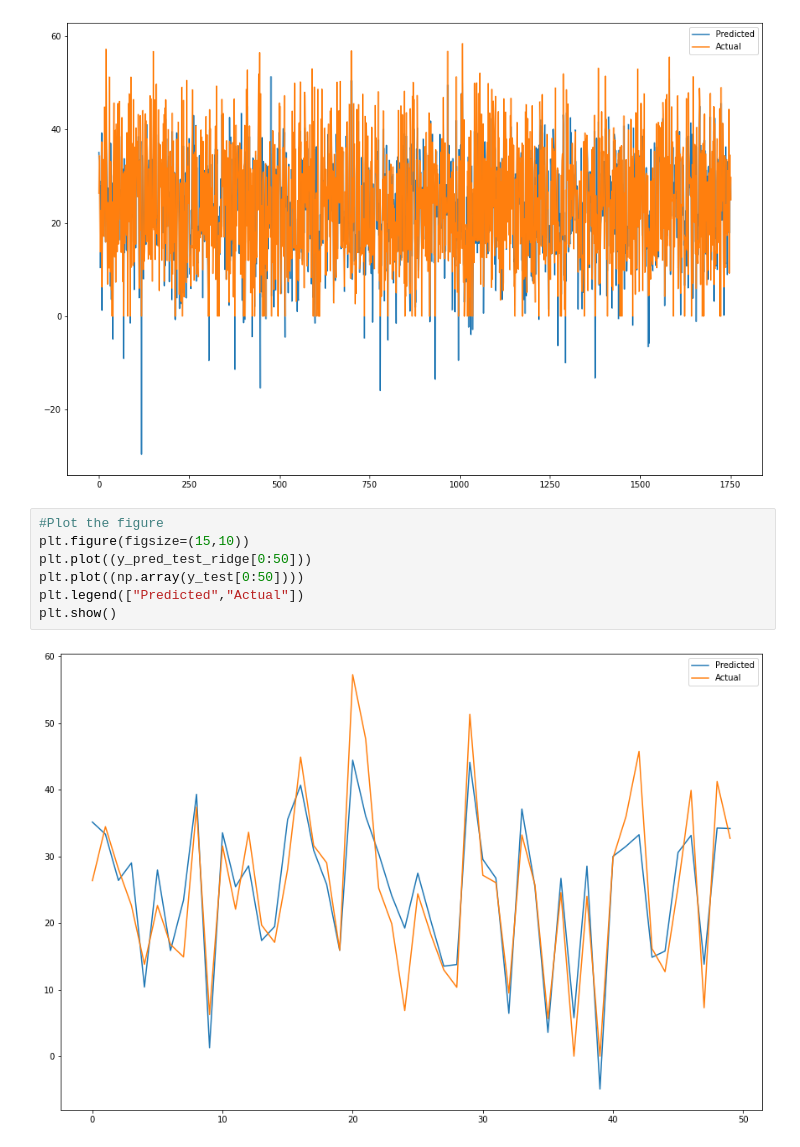
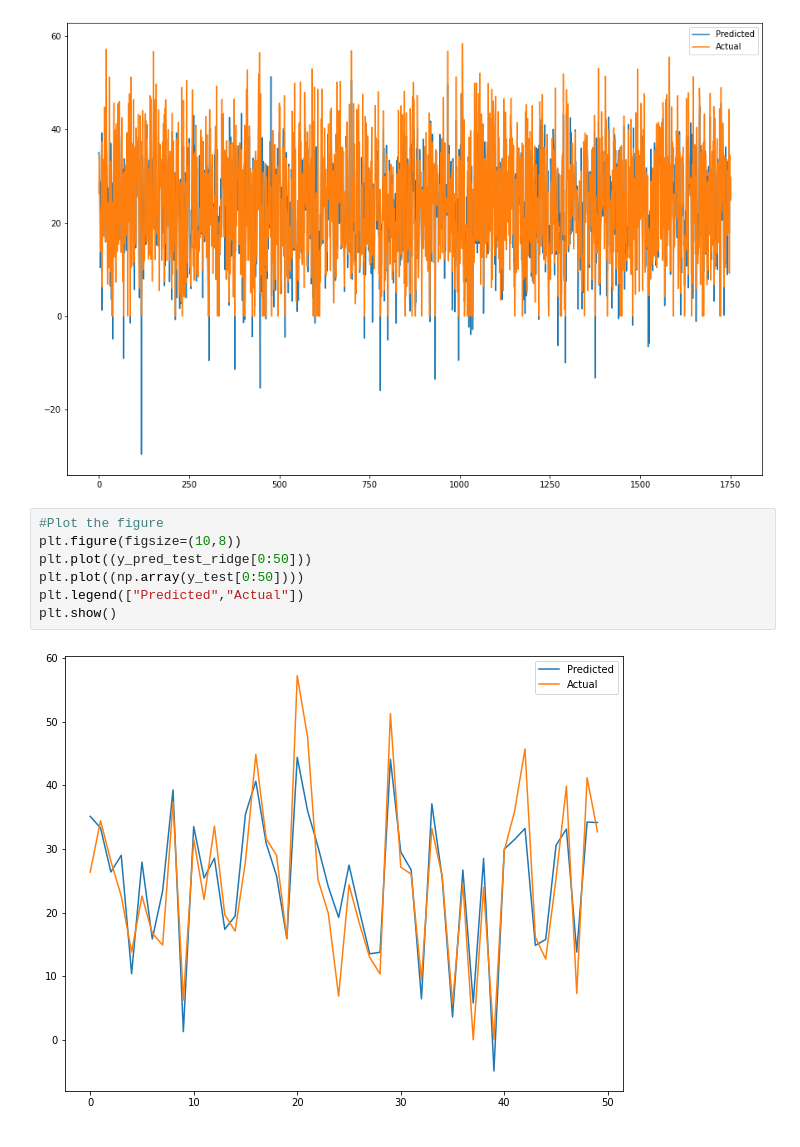
Before and after one commit to ajinkyajumde/SeoulBikeData, a Jupyter notebook: Bike_Sharing_Demand.ipynb, the cells around one changed output. Cells and saved outputs as stored; diff of their text form.

```diff
--- a/Bike_Sharing_Demand.ipynb
+++ b/Bike_Sharing_Demand.ipynb
@@ -653,10 +653,10 @@ plt.show()
 [figure]
 # %%
 #Plot the figure
-plt.figure(figsize=(15,10))
+plt.figure(figsize=(10,8))
 plt.plot((y_pred_test_ridge[0:50]))
 plt.plot((np.array(y_test[0:50])))
 plt.legend(["Predicted","Actual"])
 plt.show()
 # %% [output]
-[figure, old version]
+[figure, new version]
```
Also changed, not shown: parts of 4 cells of this notebook.
